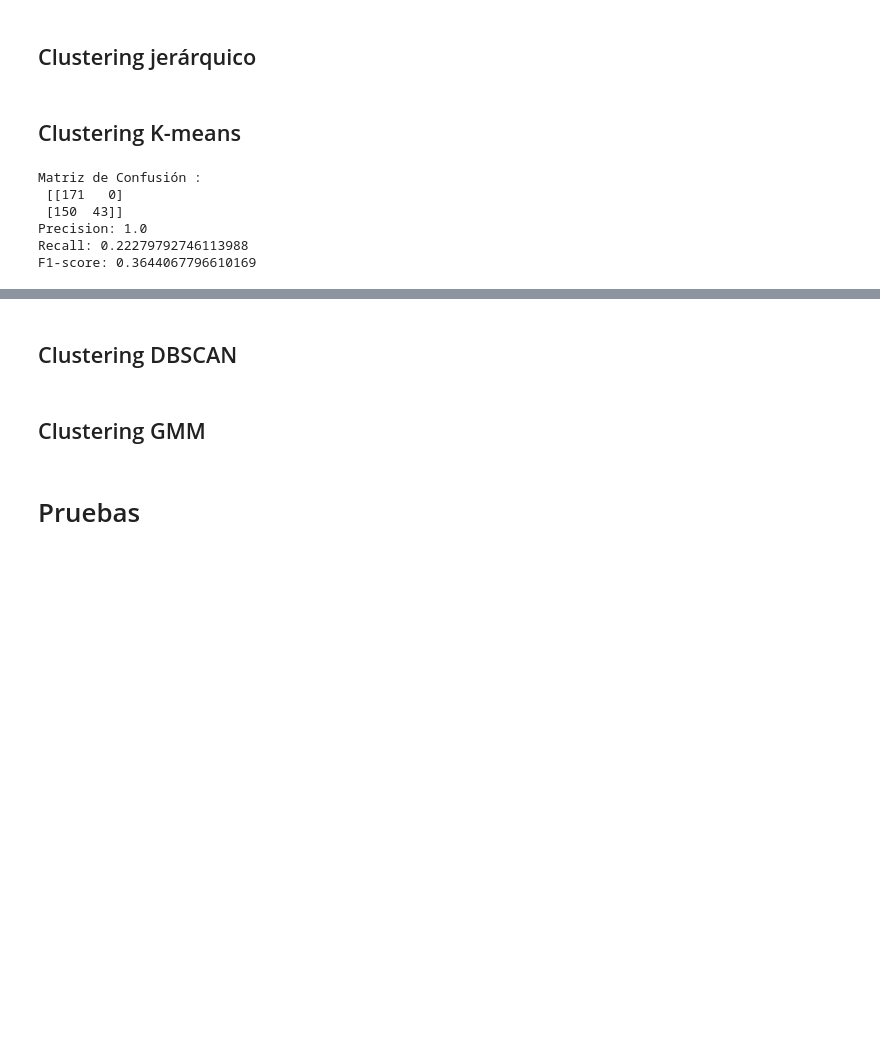
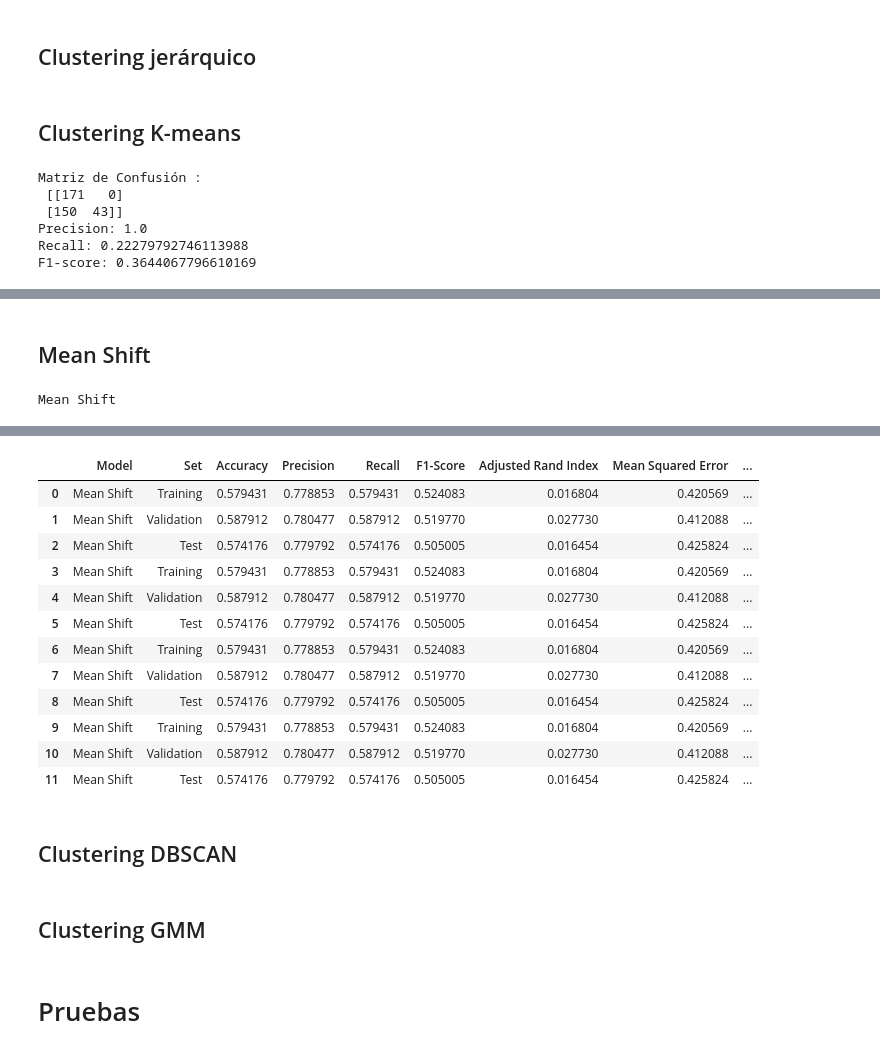
Before and after one commit to Lusku/kschool_master, a Jupyter notebook: TFM_Simple.ipynb, the cells around one changed output, grey strips where cells are left out. Drawn from its saved outputs; the diff is of its cells as text; code cells hidden in the pictures; blank space fills up the shorter version.

Commit message:
[D-1] K-Means y Mean Shift

```diff
--- a/TFM_Simple.ipynb
+++ b/TFM_Simple.ipynb
@@ -1234,0 +1412,62 @@ print("F1-score:", f1)
+# %% [markdown]
+## Mean Shift
+# %%
+import numpy as np
+import matplotlib.pyplot as plt
+from sklearn.cluster import MeanShift
+from sklearn.metrics import silhouette_score
+from sklearn.preprocessing import StandardScaler
+
+model_name = 'Mean Shift'
+print(model_name)
+
+# Función para realizar la búsqueda de bandwidth óptimo
+def find_optimal_bandwidth(X, bandwidths):
+    best_bandwidth = None
+    best_score = -1
+    best_labels = None
+    best_cluster_centers = None
+
+    for bandwidth in bandwidths:
+        ms = MeanShift(bandwidth=bandwidth, bin_seeding=True)
+        ms.fit(X)
+        labels = ms.labels_
+        if len(np.unique(labels)) > 1:
+            score = silhouette_score(X, labels)
+            if score > best_score:
+                best_score = score
+                best_bandwidth = bandwidth
+                best_labels = labels
+                best_cluster_centers = ms.cluster_centers_
+
+    return best_bandwidth, best_labels, best_cluster_centers, best_score
+
+# Definir el rango de valores de bandwidth para la búsqueda
+bandwidths = np.linspace(0.1, 2.0, 20)
+
+# Buscar el bandwidth óptimo usando el conjunto de validación
+optimal_bandwidth, labels_val, cluster_centers, best_score = find_optimal_bandwidth(X_val_prep, bandwidths)
+
+print("Bandwidth óptimo:", optimal_bandwidth)
+print("Mejor Silhouette Score en Validación:", best_score)
+print("Número de clústeres estimados en Validación:", len(np.unique(labels_val)))
+
+# Entrenar el modelo final en el conjunto de entrenamiento usando el bandwidth óptimo
+ms = MeanShift(bandwidth=optimal_bandwidth, bin_seeding=True)
+ms.fit(X_train_prep)
+labels_train = ms.labels_
+
+# Evaluar el modelo en los conjuntos de validación y prueba
+labels_val = ms.predict(X_val_prep)
+labels_test = ms.predict(X_test_prep)
+
+show_save_results_no_supervised(X_train_prep, labels_train, 'Entrenamiento',  model_name)
+mostrar_estadisticas_guardar_tabla(y_train, y_train_pred, "Training", model_name, print_roc = "NO")
+
+show_save_results_no_supervised(X_val_prep, labels_val,'Evaluación', model_name)
+mostrar_estadisticas_guardar_tabla(y_val, y_pred, "Validation", model_name, print_roc = "NO")
+
+show_save_results_no_supervised(X_test_prep, labels_test,'Test', model_name)
+mostrar_estadisticas_guardar_tabla(y_test, y_test_pred, "Test", model_name, print_roc = "NO")
+# %% [output]
+Mean Shift
@@ -1235,3 +1491,16 @@ print("F1-score:", f1)
+|  | Model | Set | Accuracy | Precision | Recall | F1-Score | Adjusted Rand Index | Mean Squared Error | ... |
+| 0 | Mean Shift | Training | 0.579431 | 0.778853 | 0.579431 | 0.524083 | 0.016804 | 0.420569 | ... |
+| 1 | Mean Shift | Validation | 0.587912 | 0.780477 | 0.587912 | 0.519770 | 0.027730 | 0.412088 | ... |
+| 2 | Mean Shift | Test | 0.574176 | 0.779792 | 0.574176 | 0.505005 | 0.016454 | 0.425824 | ... |
+| 3 | Mean Shift | Training | 0.579431 | 0.778853 | 0.579431 | 0.524083 | 0.016804 | 0.420569 | ... |
+| 4 | Mean Shift | Validation | 0.587912 | 0.780477 | 0.587912 | 0.519770 | 0.027730 | 0.412088 | ... |
+| 5 | Mean Shift | Test | 0.574176 | 0.779792 | 0.574176 | 0.505005 | 0.016454 | 0.425824 | ... |
+| 6 | Mean Shift | Training | 0.579431 | 0.778853 | 0.579431 | 0.524083 | 0.016804 | 0.420569 | ... |
+| 7 | Mean Shift | Validation | 0.587912 | 0.780477 | 0.587912 | 0.519770 | 0.027730 | 0.412088 | ... |
+| 8 | Mean Shift | Test | 0.574176 | 0.779792 | 0.574176 | 0.505005 | 0.016454 | 0.425824 | ... |
+| 9 | Mean Shift | Training | 0.579431 | 0.778853 | 0.579431 | 0.524083 | 0.016804 | 0.420569 | ... |
+| 10 | Mean Shift | Validation | 0.587912 | 0.780477 | 0.587912 | 0.519770 | 0.027730 | 0.412088 | ... |
+| 11 | Mean Shift | Test | 0.574176 | 0.779792 | 0.574176 | 0.505005 | 0.016454 | 0.425824 | ... |
 # %% [markdown]
 ## Clustering DBSCAN
 # %%
```
Also changed, not shown: parts of 13 cells of this notebook.
